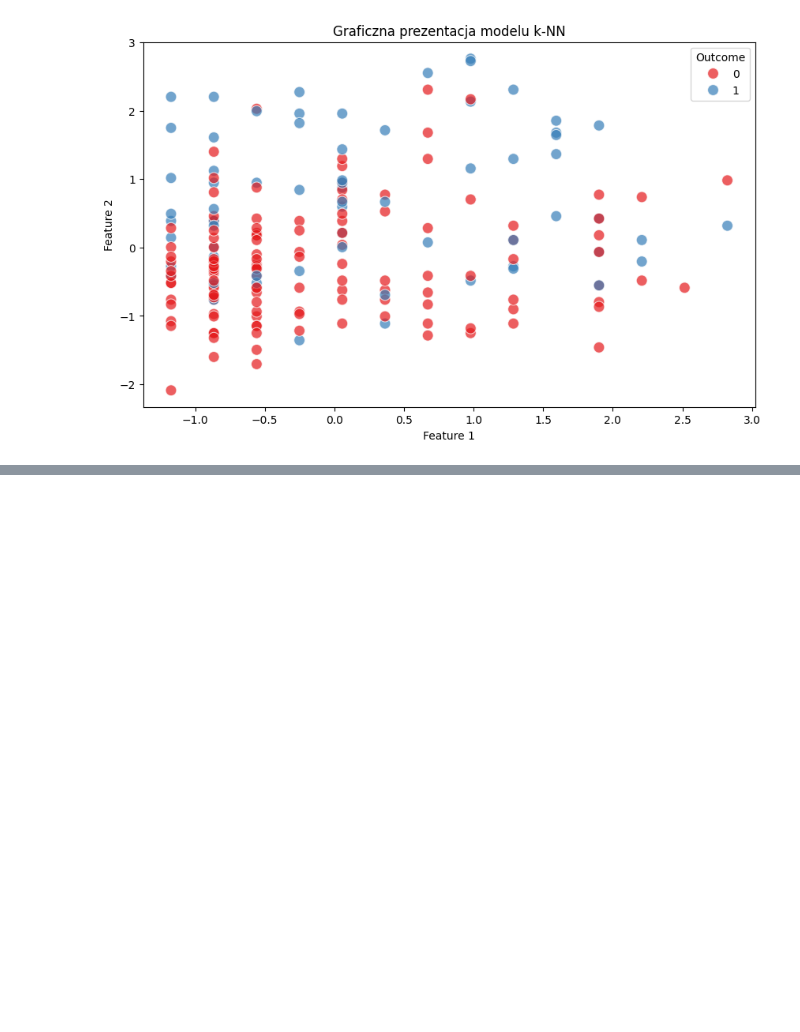
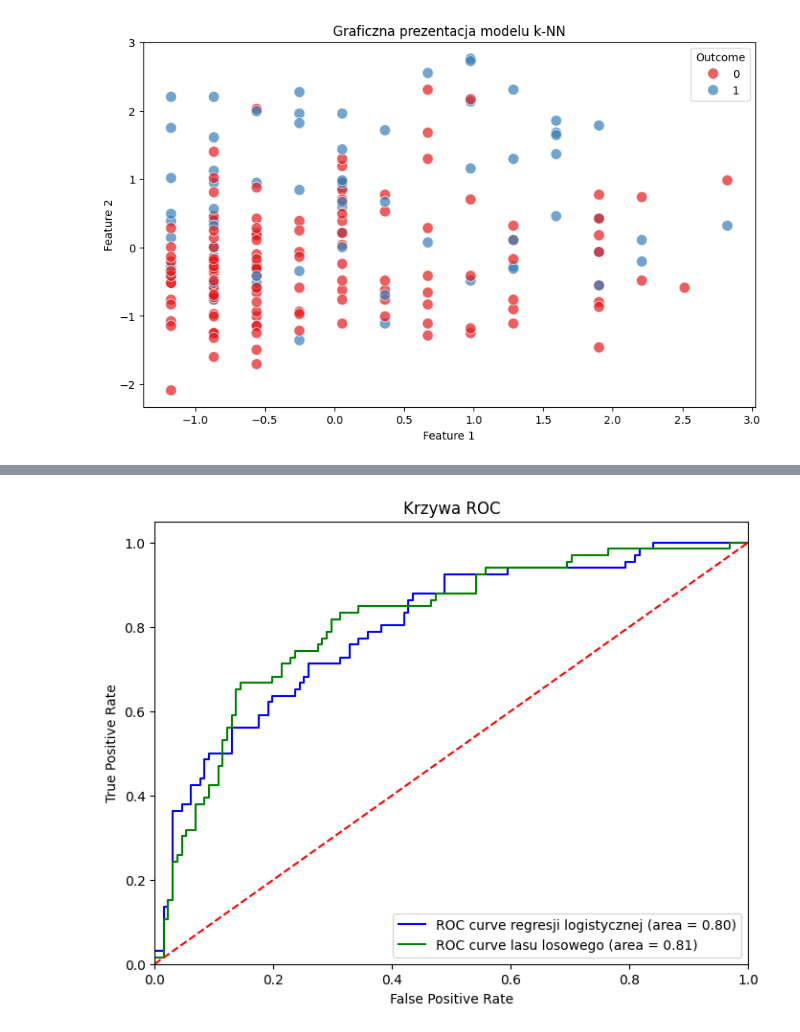
Before and after one commit to l3wandowskyy/ML_Project, a Jupyter notebook: ML_Project.ipynb, the cells around one changed output, grey strips where cells are left out. Cells and saved outputs as stored; diff of their text form; code cells hidden in the pictures; blank space fills up the shorter version.

```diff
--- a/ML_Project.ipynb
+++ b/ML_Project.ipynb
@@ -225,0 +458,23 @@ plt.show()
+# %%
+from sklearn.metrics import roc_curve, auc
+# Obliczenie współczynników dla krzywej ROC dla obu modeli
+fpr_lr, tpr_lr, _ = roc_curve(y_test, best_lr_model.predict_proba(X_test_scaled)[:, 1])
+roc_auc_lr = auc(fpr_lr, tpr_lr)
+
+fpr_rf, tpr_rf, _ = roc_curve(y_test, best_rf_model.predict_proba(X_test_scaled)[:, 1])
+roc_auc_rf = auc(fpr_rf, tpr_rf)
+
+# Rysowanie krzywej ROC
+plt.figure(figsize=(8, 6))
+plt.plot(fpr_lr, tpr_lr, color='blue', label='ROC curve regresji logistycznej (area = %0.2f)' % roc_auc_lr)
+plt.plot(fpr_rf, tpr_rf, color='green', label='ROC curve lasu losowego (area = %0.2f)' % roc_auc_rf)
+plt.plot([0, 1], [0, 1], color='red', linestyle='--')
+plt.xlim([0.0, 1.0])
+plt.ylim([0.0, 1.05])
+plt.xlabel('False Positive Rate')
+plt.ylabel('True Positive Rate')
+plt.title('Krzywa ROC')
+plt.legend(loc="lower right")
+plt.show()
+# %% [output]
+[figure, added]
```
Also changed, not shown: parts of 7 cells of this notebook.
